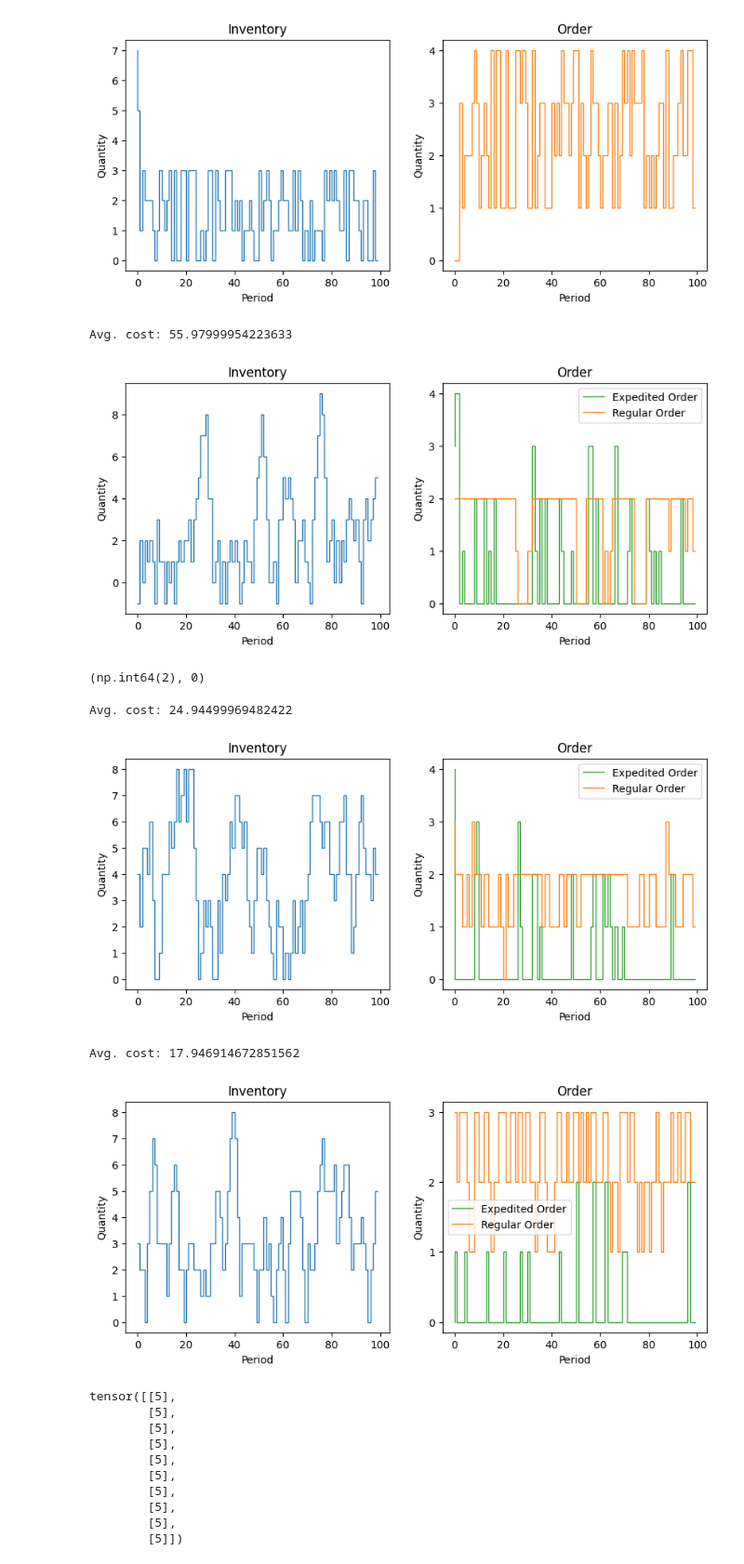
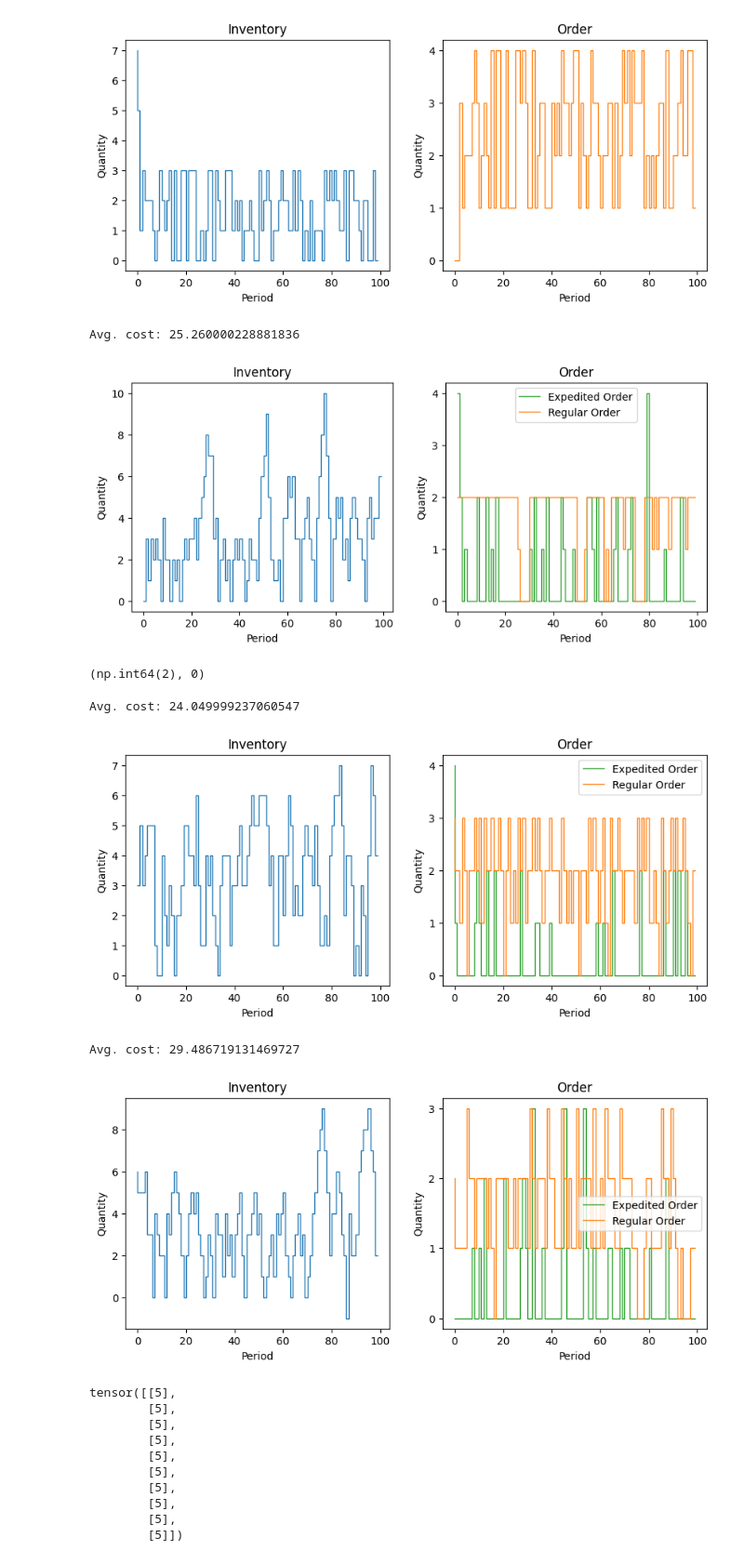
Before and after one commit to kushal-10/inventory-dynamics, a Jupyter notebook: docs/notebooks/dev.ipynb, the cells around one changed output. Shown at 93% size. Drawn from its saved outputs; the diff is of its cells as text; code cells hidden in the pictures.

```diff
--- a/docs/notebooks/dev.ipynb
+++ b/docs/notebooks/dev.ipynb
@@ -93,7 +93,7 @@ from idinn.dual_controller import CappedDualIndexController
 from idinn.demand import UniformDemand
 
 dual_sourcing_model = DualSourcingModel(
-    regular_lead_time=3,
+    regular_lead_time=2,
     expedited_lead_time=0,
     regular_order_cost=0,
     expedited_order_cost=20,
@@ -108,7 +108,7 @@ controller_cdi.fit(
     sourcing_periods=100
 )
 controller_cdi.get_average_cost(dual_sourcing_model, sourcing_periods=1000)
-# Avg. cost near 27.31
+# Avg. cost near 25.26
 avg_cost = controller_cdi.get_average_cost(dual_sourcing_model, sourcing_periods=1000, seed=42)
 print(f"Avg. cost: {avg_cost}")
 # Simulate
@@ -116,8 +116,8 @@ past_inventories, past_regular_orders, past_expedited_orders = controller_cdi.si
 # Plot
 controller_cdi.plot(dual_sourcing_model, sourcing_periods=100, seed=42)
 # %% [output]
-Avg. cost: 55.97999954223633
+Avg. cost: 25.260000228881836
-[figure, old version]
+[figure, new version]
 # %%
 import numpy as np
 
@@ -132,7 +132,7 @@ from idinn.dual_controller import DynamicProgrammingController
 from idinn.demand import UniformDemand
 
 dual_sourcing_model = DualSourcingModel(
-    regular_lead_time=3,
+    regular_lead_time=2,
     expedited_lead_time=0,
     regular_order_cost=0,
     expedited_order_cost=20,
@@ -147,7 +147,7 @@ controller_dp.fit(
     max_iterations=10000,
     tolerance=1e-6
 )
-# Avg. cost near 23.5
+# Avg. cost near 24
 avg_cost = controller_dp.get_average_cost(dual_sourcing_model, sourcing_periods=1000)
 print(f"Avg. cost: {avg_cost}")
 # Simulate
@@ -155,8 +155,8 @@ past_inventories, past_regular_orders, past_expedited_orders = controller_dp.sim
 # Plot
 controller_dp.plot(dual_sourcing_model, sourcing_periods=100)
 # %% [output]
-Avg. cost: 24.94499969482422
+Avg. cost: 24.049999237060547
-[figure, old version]
+[figure, new version]
 # %%
 import torch
 from idinn.sourcing_model import DualSourcingModel
@@ -165,38 +165,38 @@ from idinn.demand import UniformDemand
 from torch.utils.tensorboard import SummaryWriter
 
 dual_sourcing_model = DualSourcingModel(
     regular_lead_time=2,
     expedited_lead_time=0,
     regular_order_cost=0,
     expedited_order_cost=20,
     holding_cost=5,
     shortage_cost=495,
     batch_size=256,
     init_inventory=6,
-    demand_generator=UniformDemand(low=1, high=4),
+    demand_generator=UniformDemand(low=0, high=4),
 )
 controller_neural = DualSourcingNeuralController(
     hidden_layers=[128, 64, 32, 16, 8, 4],
     activation=torch.nn.CELU(alpha=1)
 )
 controller_neural.fit(
     sourcing_model=dual_sourcing_model,
     sourcing_periods=100,
     validation_sourcing_periods=1000,
     epochs=2000,
     tensorboard_writer=SummaryWriter(comment="_dual_4"),
-    seed=4,
+    seed=1234,
 )
-# Avg. cost near 17.94
+# Avg. cost near 29.48
 avg_cost = controller_neural.get_average_cost(dual_sourcing_model, sourcing_periods=1000)
 print(f"Avg. cost: {avg_cost}")
 # Simulate
 past_inventories, past_regular_orders, past_expedited_orders = controller_neural.simulate(dual_sourcing_model, sourcing_periods=100)
 # Plot
 controller_neural.plot(dual_sourcing_model, sourcing_periods=100)
 # %% [output]
-Avg. cost: 17.946914672851562
+Avg. cost: 29.486719131469727
-[figure, old version]
+[figure, new version]
 # %%
 from idinn.sourcing_model import DualSourcingModel
 from idinn.demand import CustomDemand
```
Also changed, not shown: 15 other files.
